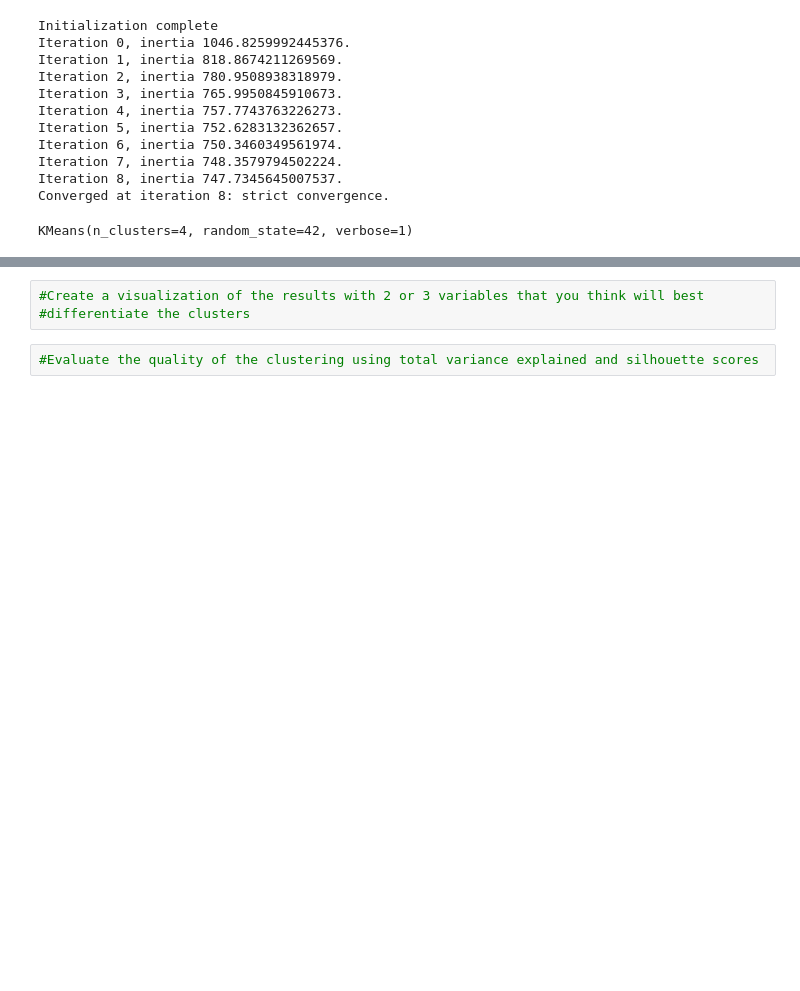
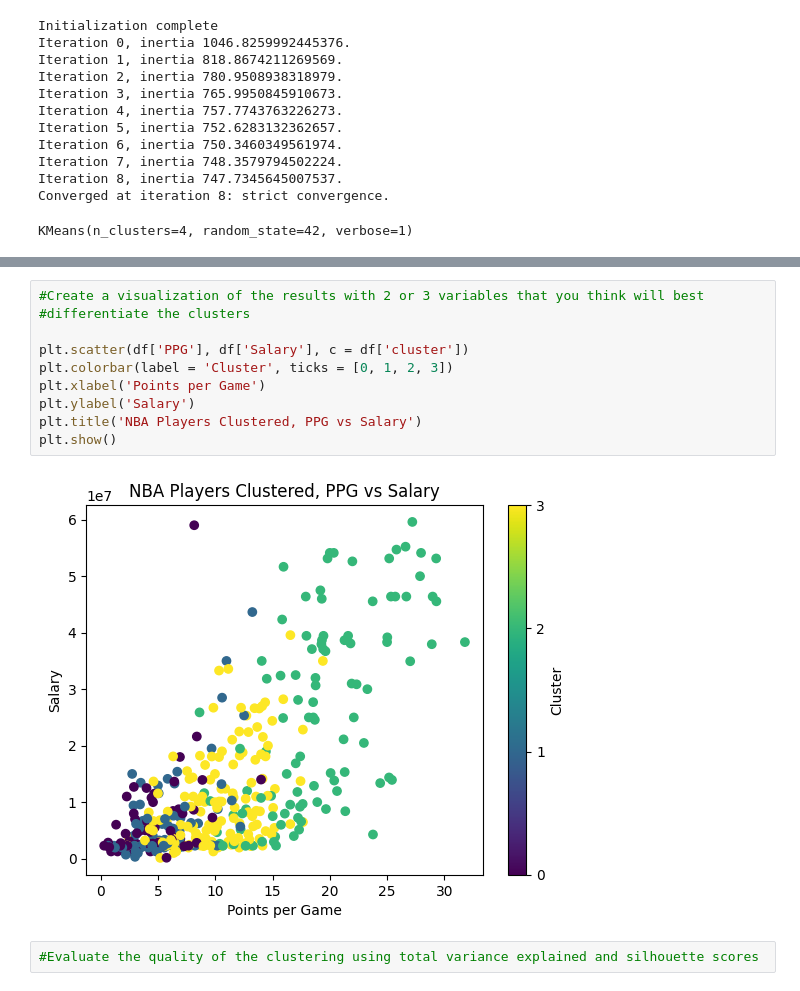
Before and after one commit to nhorton06/week_6, a Jupyter notebook: Lab-Clustering.ipynb, the cells around one changed output, grey strips where cells are left out. Drawn from its saved outputs; the diff is of its cells as text; blank space fills up the shorter version.

Commit message:
Create visualization

```diff
--- a/Lab-Clustering.ipynb
+++ b/Lab-Clustering.ipynb
@@ -164,6 +165,15 @@ df
 # %%
 #Create a visualization of the results with 2 or 3 variables that you think will best
 #differentiate the clusters
+
+plt.scatter(df['PPG'], df['Salary'], c = df['cluster'])
+plt.colorbar(label = 'Cluster', ticks = [0, 1, 2, 3])
+plt.xlabel('Points per Game')
+plt.ylabel('Salary')
+plt.title('NBA Players Clustered, PPG vs Salary')
+plt.show()
+# %% [output]
+[figure, added]
 # %%
 #Evaluate the quality of the clustering using total variance explained and silhouette scores
 # %%
```
Also changed, not shown: parts of 2 cells of this notebook, 1 other file.
